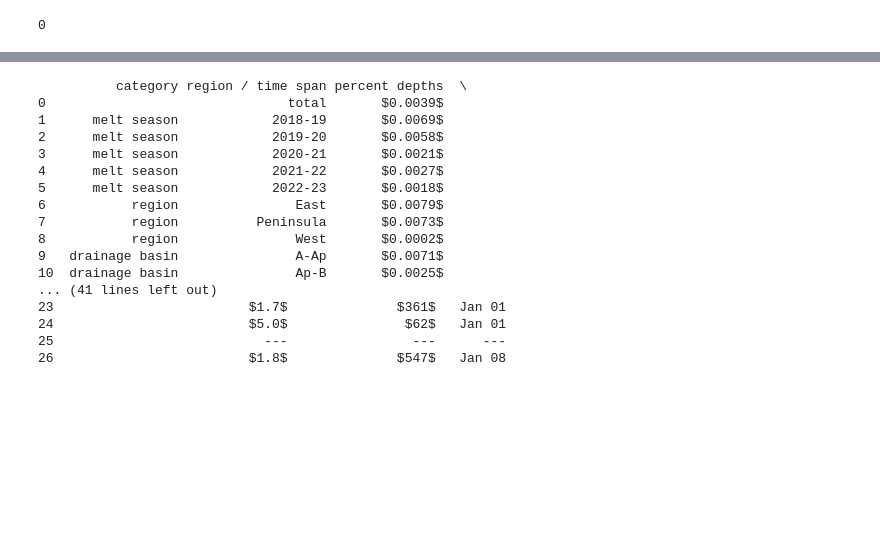
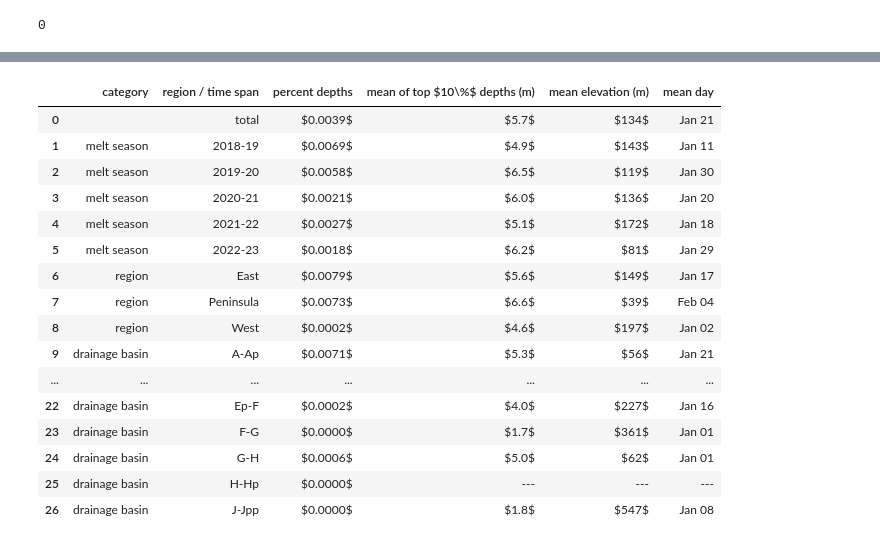
Before and after one commit to fliphilipp/antarctica-supraglacial-lake-depths-figures, a Jupyter notebook: 02-stats.ipynb, the cells around one changed output, grey strips where cells are left out. Cells and saved outputs as stored; diff of their text form; code cells hidden in the pictures; blank space fills up the shorter version.

```diff
--- a/02-stats.ipynb
+++ b/02-stats.ipynb
@@ -1156,41 +1595,41 @@ notsame.sum()
 # %%
 dfp = df_stats.copy()
 dfp = dfp.rename(columns={'group': 'region / time span'})
 # dfp['total along-track distance (million km)'] = dfp.xatc_total_m.apply(lambda x: '$%.1f$' % (x/1e9))
 # dfp['number of granules'] = dfp.n_granules.apply(lambda x: '${:,}$'.format(x))
 # dfp['data processed (TB)'] = dfp.data_mb.apply(lambda x: '$%.3g$' % (x/1e6))
 # dfp['number of lake segments'] = dfp.n_lakes.apply(lambda x: '${:,}$'.format(x))
 # dfp['along-track length of lake data (km)'] = dfp.xatc_water.apply(lambda x: '${:,}$'.format(np.round(x/1000,1)))
 dfp['percent depths'] = dfp.pct_xatc_water.apply(lambda x: '$%.4f$' % x)
 dfp['mean of top $10\\%$ depths (m)'] = dfp.depth_90pctl.apply(lambda x: '$%.1f$' % x if not np.isnan(x) else '---')
 dfp['mean elevation (m)'] = dfp.elev_mean.apply(lambda x: '$%.0f$' % x if not np.isnan(x) else '---')
 dfp['mean day'] = dfp.doy_str.apply(lambda x: x if (x!='none') else '---')
 
 dfp['category'] = ''
 dfp.loc[1:5,'category'] = 'melt season'
 dfp.loc[6:8,'category'] = 'region'
 dfp.loc[9:,'category'] = 'drainage basin'
 dfp.iloc[:,[-1, 0] + list(np.arange(19, len(list(dfp))-1))]
 dfout = dfp.iloc[:,[-1, 0] + list(np.arange(19, len(list(dfp))-1))]
-print(dfout)
+dfout
 # %% [output]
-          category region / time span percent depths  \
-0                               total       $0.0039$
-1      melt season            2018-19       $0.0069$
-2      melt season            2019-20       $0.0058$
-3      melt season            2020-21       $0.0021$
-4      melt season            2021-22       $0.0027$
-5      melt season            2022-23       $0.0018$
-6           region               East       $0.0079$
-7           region          Peninsula       $0.0073$
-8           region               West       $0.0002$
-9   drainage basin               A-Ap       $0.0071$
-10  drainage basin               Ap-B       $0.0025$
-... (41 lines left out)
-23                         $1.7$              $361$   Jan 01
-24                         $5.0$               $62$   Jan 01
-25                           ---                ---      ---
-26                         $1.8$              $547$   Jan 08
+|  | category | region / time span | percent depths | mean of top $10\%$ depths (m) | mean elevation (m) | mean day |
+| 0 |  | total | $0.0039$ | $5.7$ | $134$ | Jan 21 |
+| 1 | melt season | 2018-19 | $0.0069$ | $4.9$ | $143$ | Jan 11 |
+| 2 | melt season | 2019-20 | $0.0058$ | $6.5$ | $119$ | Jan 30 |
+| 3 | melt season | 2020-21 | $0.0021$ | $6.0$ | $136$ | Jan 20 |
+| 4 | melt season | 2021-22 | $0.0027$ | $5.1$ | $172$ | Jan 18 |
+| 5 | melt season | 2022-23 | $0.0018$ | $6.2$ | $81$ | Jan 29 |
+| 6 | region | East | $0.0079$ | $5.6$ | $149$ | Jan 17 |
+| 7 | region | Peninsula | $0.0073$ | $6.6$ | $39$ | Feb 04 |
+| 8 | region | West | $0.0002$ | $4.6$ | $197$ | Jan 02 |
+| 9 | drainage basin | A-Ap | $0.0071$ | $5.3$ | $56$ | Jan 21 |
+| ... | ... | ... | ... | ... | ... | ... |
+| 22 | drainage basin | Ep-F | $0.0002$ | $4.0$ | $227$ | Jan 16 |
+| 23 | drainage basin | F-G | $0.0000$ | $1.7$ | $361$ | Jan 01 |
+| 24 | drainage basin | G-H | $0.0006$ | $5.0$ | $62$ | Jan 01 |
+| 25 | drainage basin | H-Hp | $0.0000$ | --- | --- | --- |
+| 26 | drainage basin | J-Jpp | $0.0000$ | $1.8$ | $547$ | Jan 08 |
 # %%
 import pandas as pd
 from tabulate import tabulate
```
Also changed, not shown: parts of 23 cells of this notebook, 6 other files.
